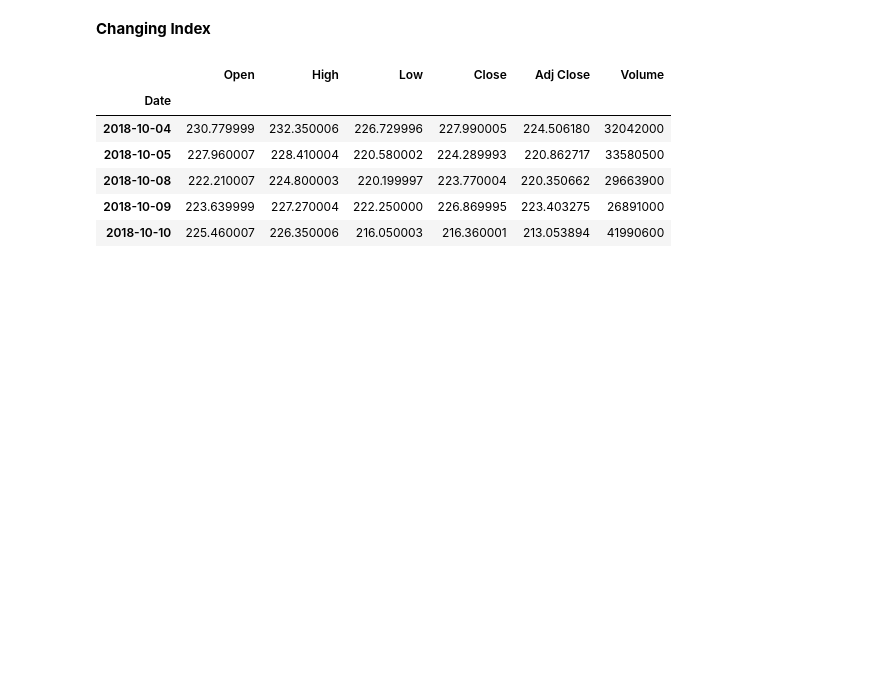
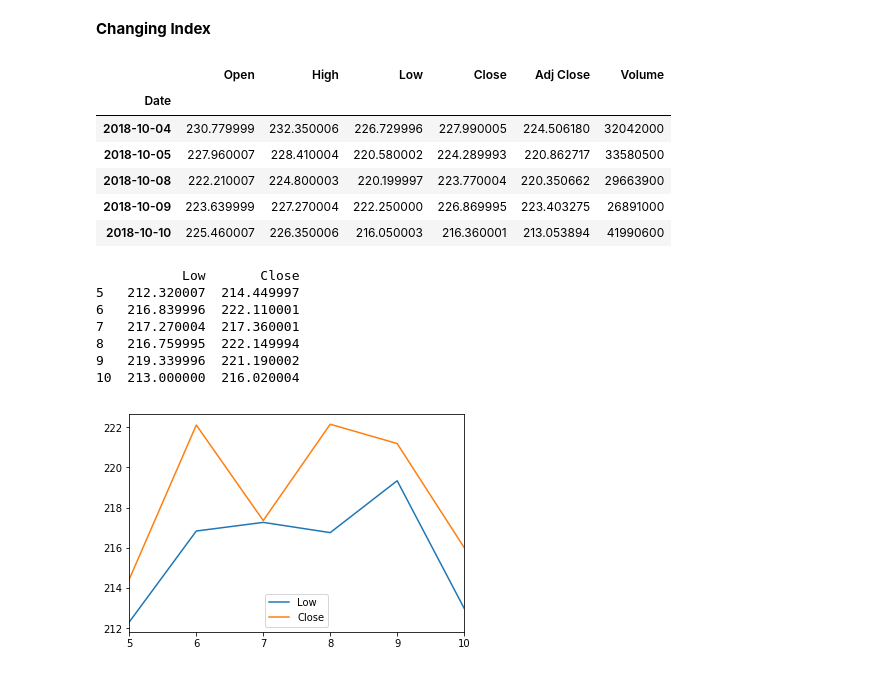
Before and after one commit to spctr01/Finance, a Jupyter notebook: pandas.ipynb, the cells around one changed output. Cells and saved outputs as stored; diff of their text form; code cells hidden in the pictures; blank space fills up the shorter version.

```diff
--- a/pandas.ipynb
+++ b/pandas.ipynb
@@ -66,0 +63,16 @@ plt.show()
+# %%
+start = 5
+end = 10
+df= data.loc[start:end ,['Low','Close']]
+print(df)
+df.plot()
+plt.show()
+# %% [output]
+           Low       Close
+5   212.320007  214.449997
+6   216.839996  222.110001
+7   217.270004  217.360001
+8   216.759995  222.149994
+9   219.339996  221.190002
+10  213.000000  216.020004
+[figure, added]
```
Also changed, not shown: parts of 3 cells of this notebook.
